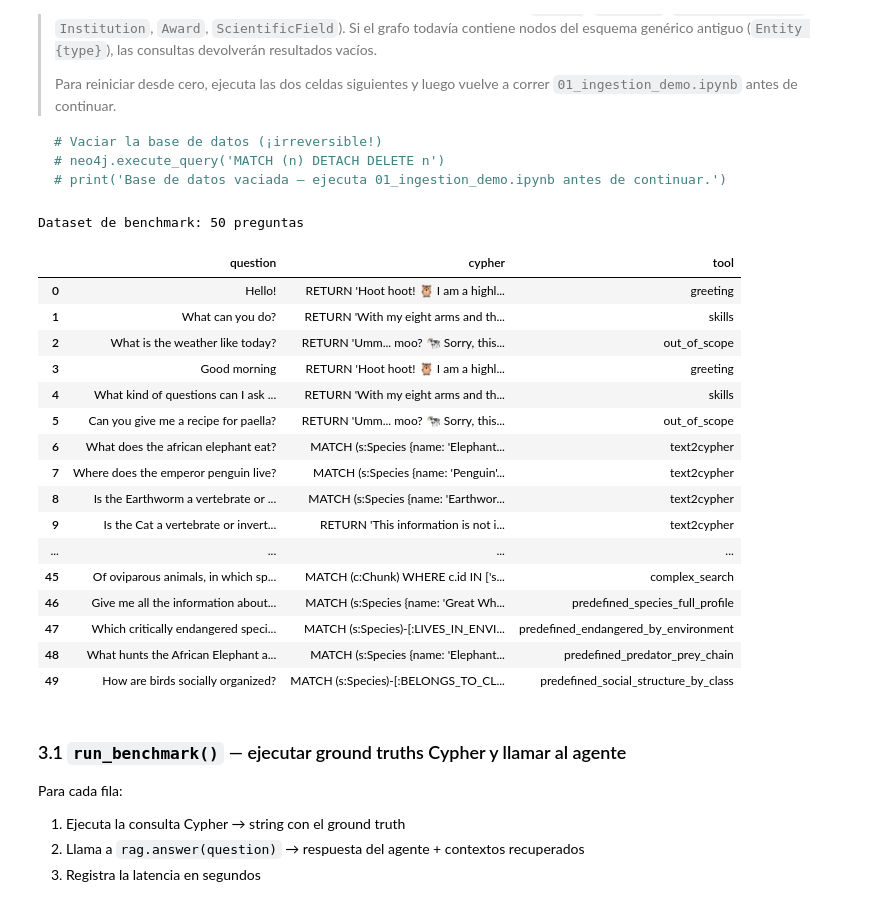
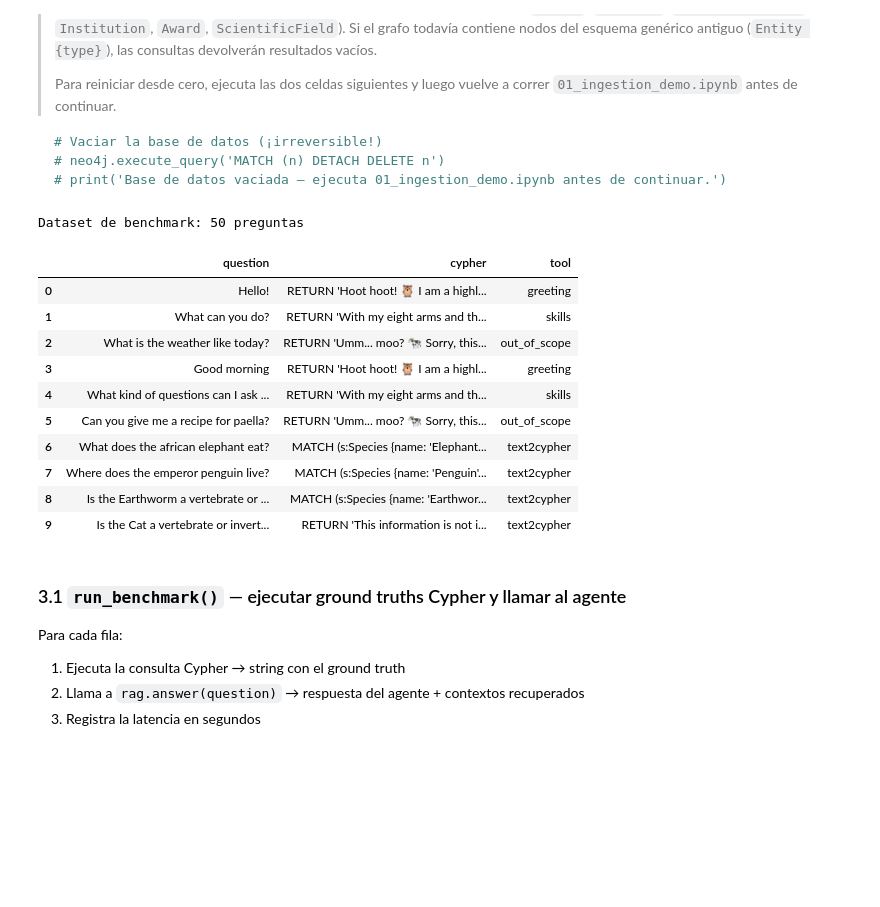
Before and after one commit to pfolgueira/Zoology-GraphRAG, a Jupyter notebook: notebooks/03_evaluation.ipynb, the cells around one changed output. Cells and saved outputs as stored; diff of their text form; code cells hidden in the pictures; blank space fills up the shorter version.

```diff
--- a/notebooks/03_evaluation.ipynb
+++ b/notebooks/03_evaluation.ipynb
@@ -212,28 +212,22 @@ El dataset inline cubre 20 preguntas; el CSV en `../data/benchmark_data.csv` cub
 # %%
 DATASET_PATH = "../data/benchmark_data.csv"
 
 dataset = pd.read_csv(DATASET_PATH, delimiter=";")
 print(f"Dataset de benchmark: {len(dataset)} preguntas")
-dataset.head(50)
+dataset.head(10)
 # %% [output]
 Dataset de benchmark: 50 preguntas
 |  | question | cypher | tool |
 | 0 | Hello! | RETURN 'Hoot hoot! 🦉 I am a highl... | greeting |
 | 1 | What can you do? | RETURN 'With my eight arms and th... | skills |
 | 2 | What is the weather like today? | RETURN 'Umm... moo? 🐄 Sorry, this... | out_of_scope |
 | 3 | Good morning | RETURN 'Hoot hoot! 🦉 I am a highl... | greeting |
 | 4 | What kind of questions can I ask ... | RETURN 'With my eight arms and th... | skills |
 | 5 | Can you give me a recipe for paella? | RETURN 'Umm... moo? 🐄 Sorry, this... | out_of_scope |
 | 6 | What does the african elephant eat? | MATCH (s:Species {name: 'Elephant... | text2cypher |
 | 7 | Where does the emperor penguin live? | MATCH (s:Species {name: 'Penguin'... | text2cypher |
 | 8 | Is the Earthworm a vertebrate or ... | MATCH (s:Species {name: 'Earthwor... | text2cypher |
 | 9 | Is the Cat a vertebrate or invert... | RETURN 'This information is not i... | text2cypher |
-| ... | ... | ... | ... |
-| 45 | Of oviparous animals, in which sp... | MATCH (c:Chunk) WHERE c.id IN ['s... | complex_search |
-| 46 | Give me all the information about... | MATCH (s:Species {name: 'Great Wh... | predefined_species_full_profile |
-| 47 | Which critically endangered speci... | MATCH (s:Species)-[:LIVES_IN_ENVI... | predefined_endangered_by_environment |
-| 48 | What hunts the African Elephant a... | MATCH (s:Species {name: 'Elephant... | predefined_predator_prey_chain |
-| 49 | How are birds socially organized? | MATCH (s:Species)-[:BELONGS_TO_CL... | predefined_social_structure_by_class |
 # %% [markdown]
 ### 3.1 `run_benchmark()` — ejecutar ground truths Cypher y llamar al agente
 
```
Also changed, not shown: parts of 10 cells of this notebook, 8 other files.
